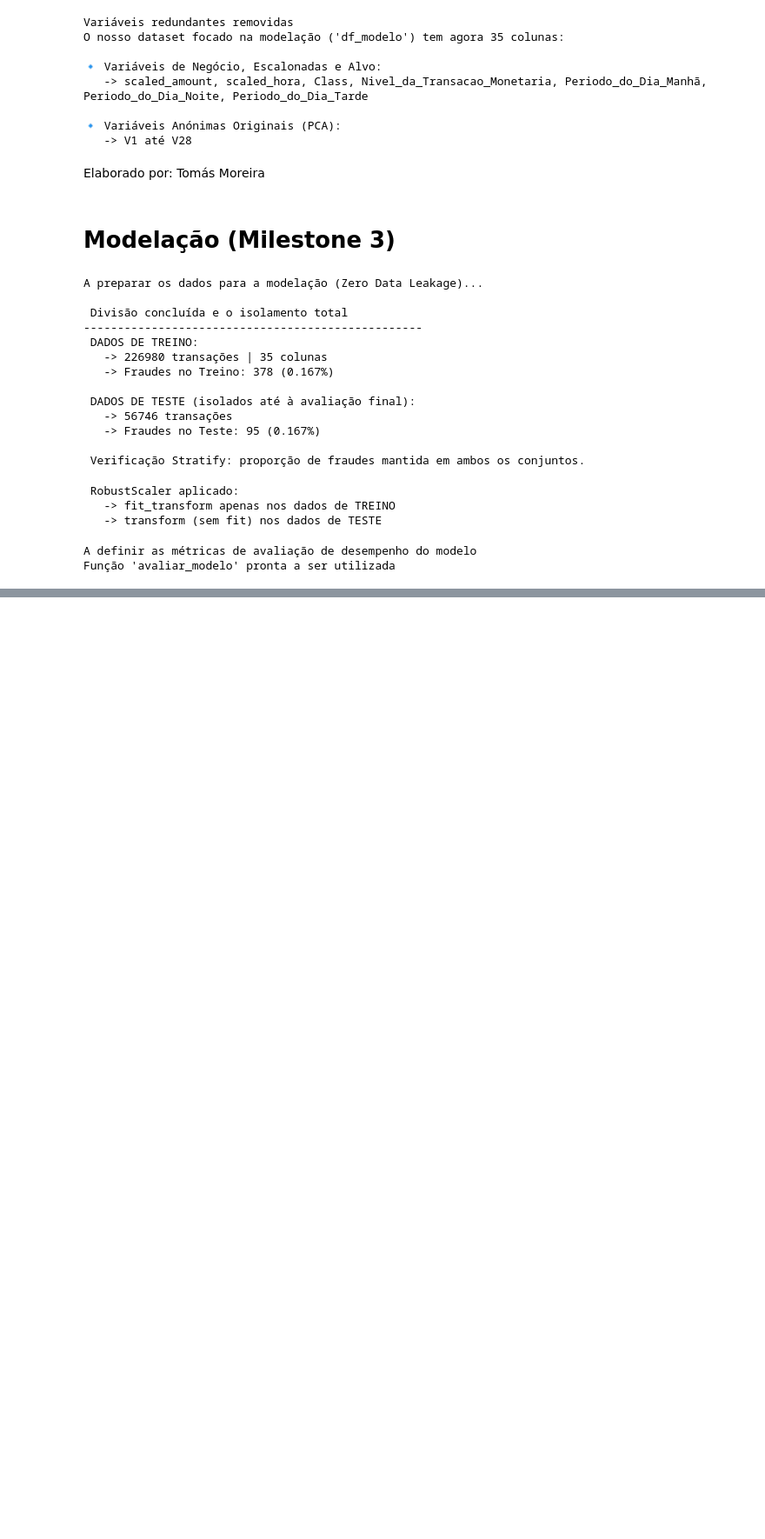
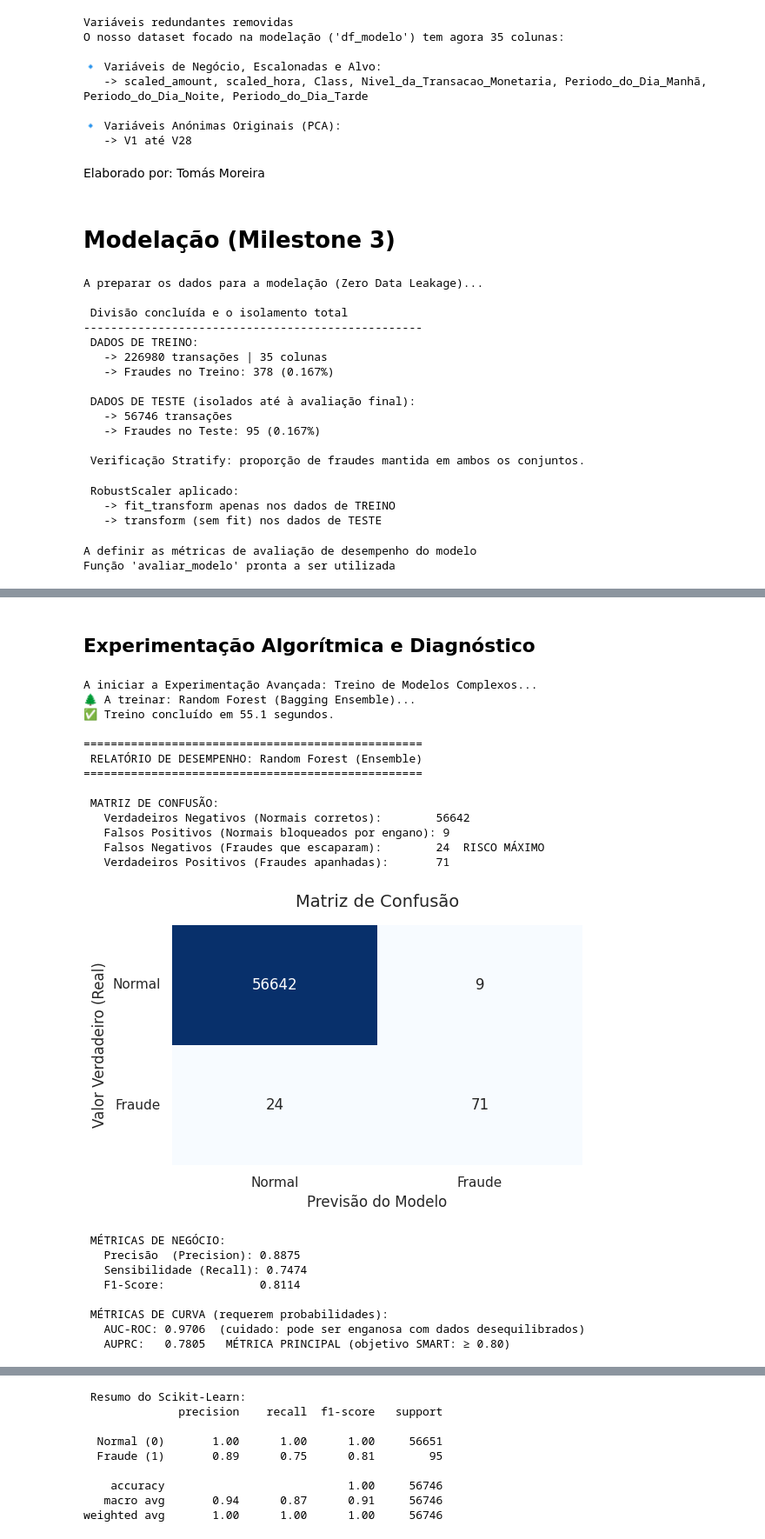
Before and after one commit to tomas15moreira/Projeto-Detecao-de-Transacoes-Fraudulentas-, a Jupyter notebook: notebooks/2.0_modelacao_treino.ipynb, the cells around one changed output, grey strips where cells are left out. Shown at 87% size. Cells and saved outputs as stored; diff of their text form; code cells hidden in the pictures; blank space fills up the shorter version.

Commit message:
Kaggle Notebook | Projeto_Detecção_de_Transações_Fraudulentas  | Version 33

```diff
--- a/notebooks/2.0_modelacao_treino.ipynb
+++ b/notebooks/2.0_modelacao_treino.ipynb
@@ -1238,0 +1264,50 @@ weighted avg       1.00      1.00      1.00     56746
+# %% [markdown]
+## Experimentação Algorítmica e Diagnóstico
+# %%
+from sklearn.ensemble import RandomForestClassifier
+import xgboost as xgb
+import time
+
+print("A iniciar a Experimentação Avançada: Treino de Modelos Complexos...")
+
+# --- MODELO 1: RANDOM FOREST ---
+print("🌲 A treinar: Random Forest (Bagging Ensemble)...")
+start_time = time.time()
+
+# O 'class_weight=balanced' é a magia que resolve o desbalanceamento sem usar SMOTE!
+# n_jobs=-1 diz ao Kaggle para usar todos os processadores disponíveis para ser mais rápido.
+rf_model = RandomForestClassifier(n_estimators=100,
+                                  max_depth=10,
+                                  class_weight='balanced',
+                                  random_state=42,
+                                  n_jobs=-1)
+rf_model.fit(X_train, y_train)
+
+y_pred_rf = rf_model.predict(X_test)
+y_prob_rf = rf_model.predict_proba(X_test)[:, 1]
+
+print(f"✅ Treino concluído em {round(time.time() - start_time, 1)} segundos.")
+avaliar_modelo(y_test, y_pred_rf, y_prob_rf, nome_modelo="Random Forest (Ensemble)")
+# %% [output]
+A iniciar a Experimentação Avançada: Treino de Modelos Complexos...
+🌲 A treinar: Random Forest (Bagging Ensemble)...
+✅ Treino concluído em 55.1 segundos.
+
+==================================================
+ RELATÓRIO DE DESEMPENHO: Random Forest (Ensemble)
+==================================================
+
+ MATRIZ DE CONFUSÃO:
+   Verdadeiros Negativos (Normais corretos):        56642
+   Falsos Positivos (Normais bloqueados por engano): 9
+   Falsos Negativos (Fraudes que escaparam):        24  RISCO MÁXIMO
+   Verdadeiros Positivos (Fraudes apanhadas):       71
+[figure, added]
+ MÉTRICAS DE NEGÓCIO:
+   Precisão  (Precision): 0.8875
+   Sensibilidade (Recall): 0.7474
+   F1-Score:              0.8114
+
+ MÉTRICAS DE CURVA (requerem probabilidades):
+   AUC-ROC: 0.9706  (cuidado: pode ser enganosa com dados desequilibrados)
+   AUPRC:   0.7805   MÉTRICA PRINCIPAL (objetivo SMART: ≥ 0.80)
@@ -1238,0 +1315,9 @@ weighted avg       1.00      1.00      1.00     56746
+ Resumo do Scikit-Learn:
+              precision    recall  f1-score   support
+
+  Normal (0)       1.00      1.00      1.00     56651
+  Fraude (1)       0.89      0.75      0.81        95
+
+    accuracy                           1.00     56746
+   macro avg       0.94      0.87      0.91     56746
+weighted avg       1.00      1.00      1.00     56746
```
Also changed, not shown: parts of 5 cells of this notebook.
